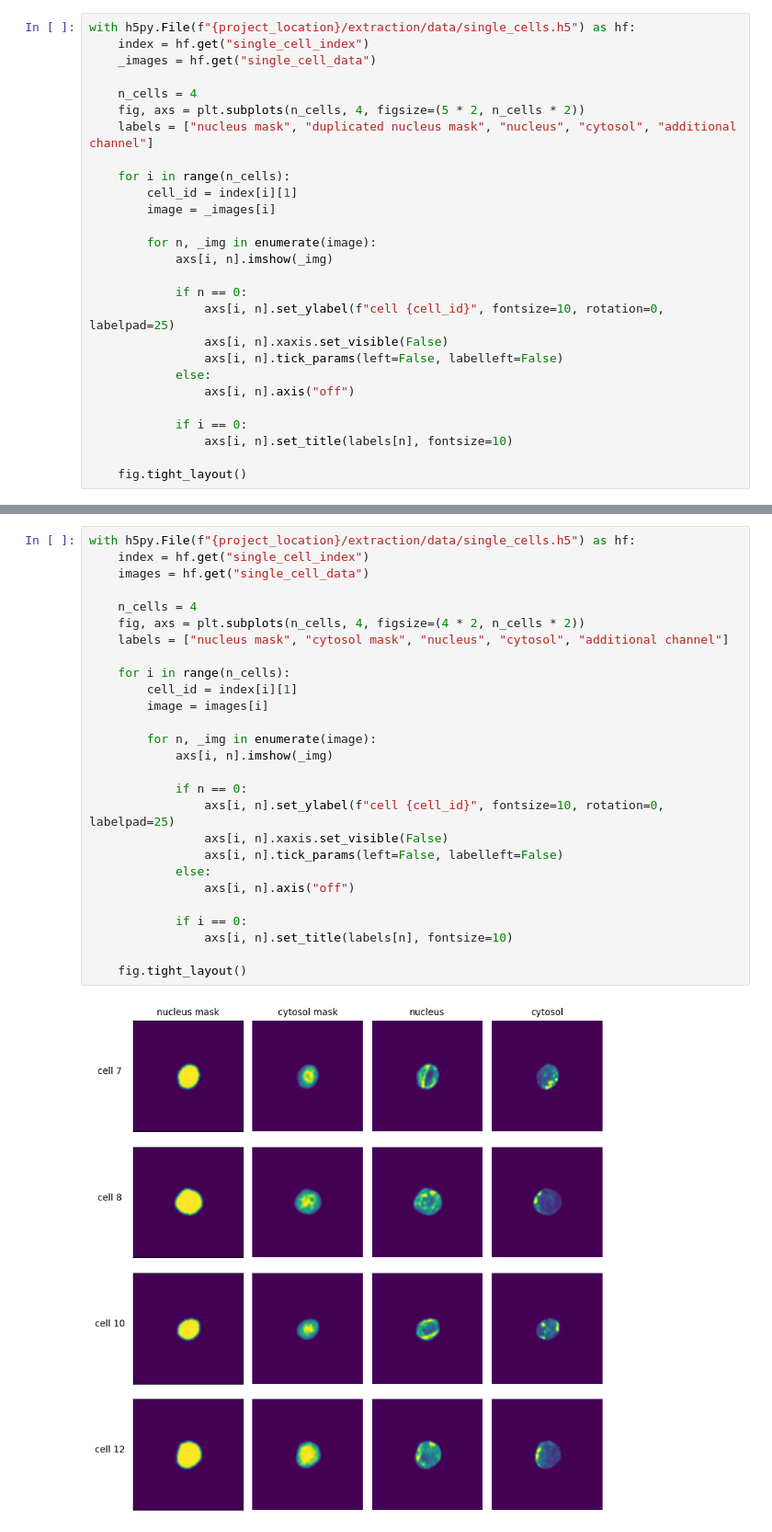
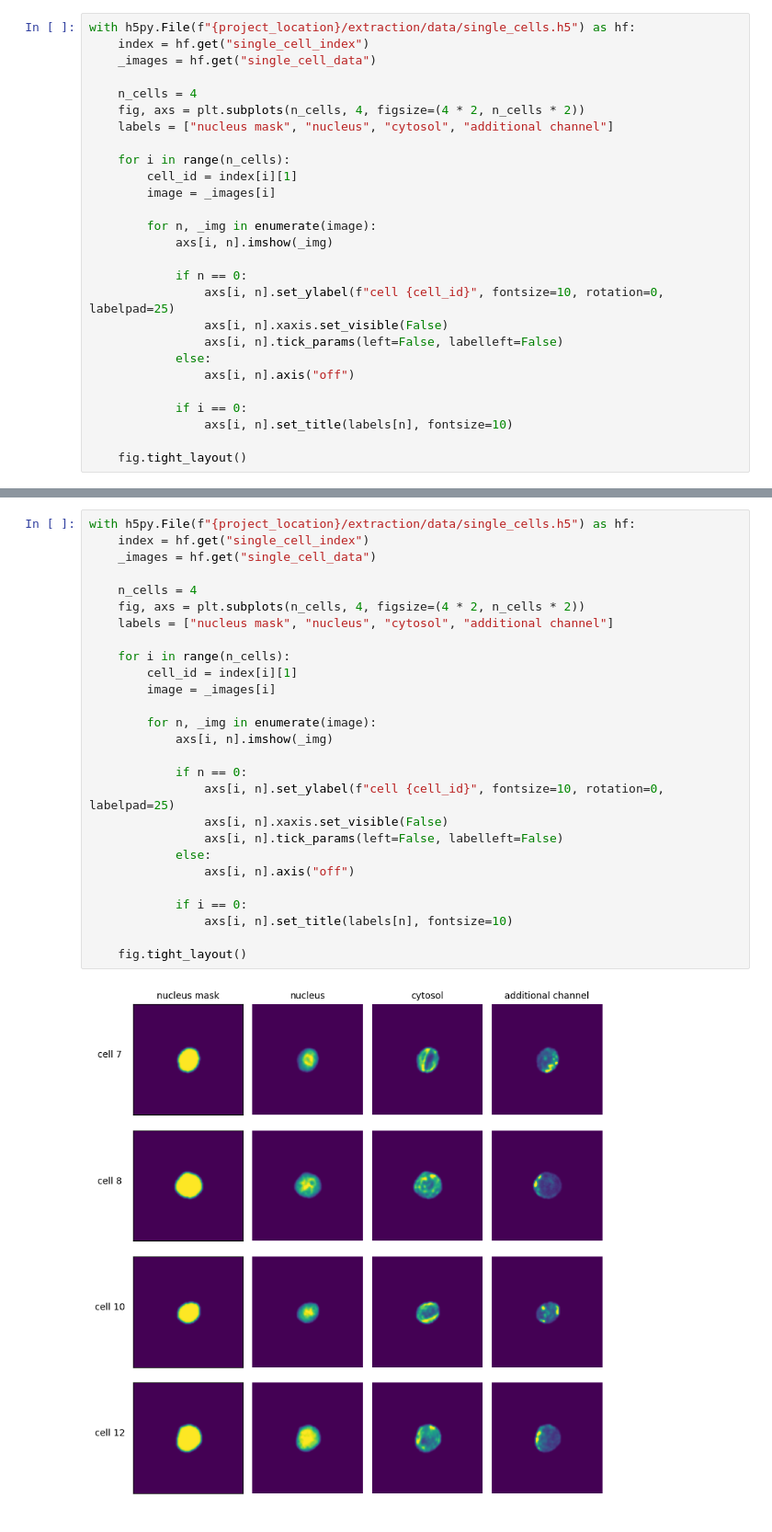
Before and after one commit to MannLabs/scPortrait, a Jupyter notebook: docs/pages/notebooks/example_notebook_segmentation_workflows.ipynb, the cells around one changed output, grey strips where cells are left out. Shown at 92% size. Cells and saved outputs as stored; diff of their text form.

```diff
--- a/docs/pages/notebooks/example_notebook_segmentation_workflows.ipynb
+++ b/docs/pages/notebooks/example_notebook_segmentation_workflows.ipynb
@@ -279,8 +273,8 @@ with h5py.File(f"{project_location}/extraction/data/single_cells.h5") as hf:
     _images = hf.get("single_cell_data")
 
     n_cells = 4
-    fig, axs = plt.subplots(n_cells, 4, figsize=(5 * 2, n_cells * 2))
-    labels = ["nucleus mask", "duplicated nucleus mask", "nucleus", "cytosol", "additional channel"]
+    fig, axs = plt.subplots(n_cells, 4, figsize=(4 * 2, n_cells * 2))
+    labels = ["nucleus mask", "nucleus", "cytosol", "additional channel"]
 
     for i in range(n_cells):
         cell_id = index[i][1]
@@ -472,29 +444,29 @@ fig.tight_layout()
 # %%
 with h5py.File(f"{project_location}/extraction/data/single_cells.h5") as hf:
     index = hf.get("single_cell_index")
-    images = hf.get("single_cell_data")
+    _images = hf.get("single_cell_data")
 
     n_cells = 4
     fig, axs = plt.subplots(n_cells, 4, figsize=(4 * 2, n_cells * 2))
-    labels = ["nucleus mask", "cytosol mask", "nucleus", "cytosol", "additional channel"]
+    labels = ["nucleus mask", "nucleus", "cytosol", "additional channel"]
 
     for i in range(n_cells):
         cell_id = index[i][1]
-        image = images[i]
+        image = _images[i]
 
         for n, _img in enumerate(image):
             axs[i, n].imshow(_img)
 
             if n == 0:
                 axs[i, n].set_ylabel(f"cell {cell_id}", fontsize=10, rotation=0, labelpad=25)
                 axs[i, n].xaxis.set_visible(False)
                 axs[i, n].tick_params(left=False, labelleft=False)
             else:
                 axs[i, n].axis("off")
 
             if i == 0:
                 axs[i, n].set_title(labels[n], fontsize=10)
 
     fig.tight_layout()
 # %% [output]
-[figure, old version]
+[figure, new version]
```
Also changed, not shown: parts of 63 cells of this notebook.
